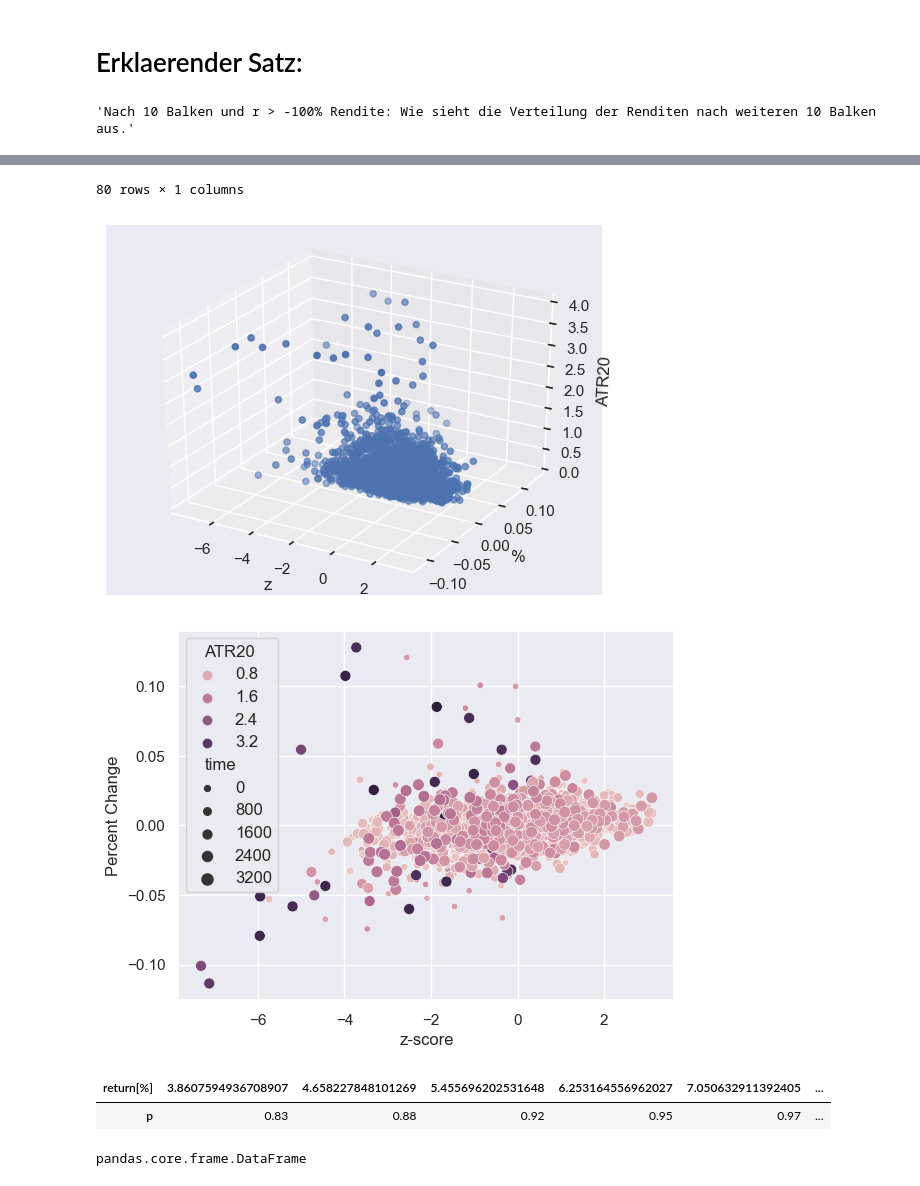
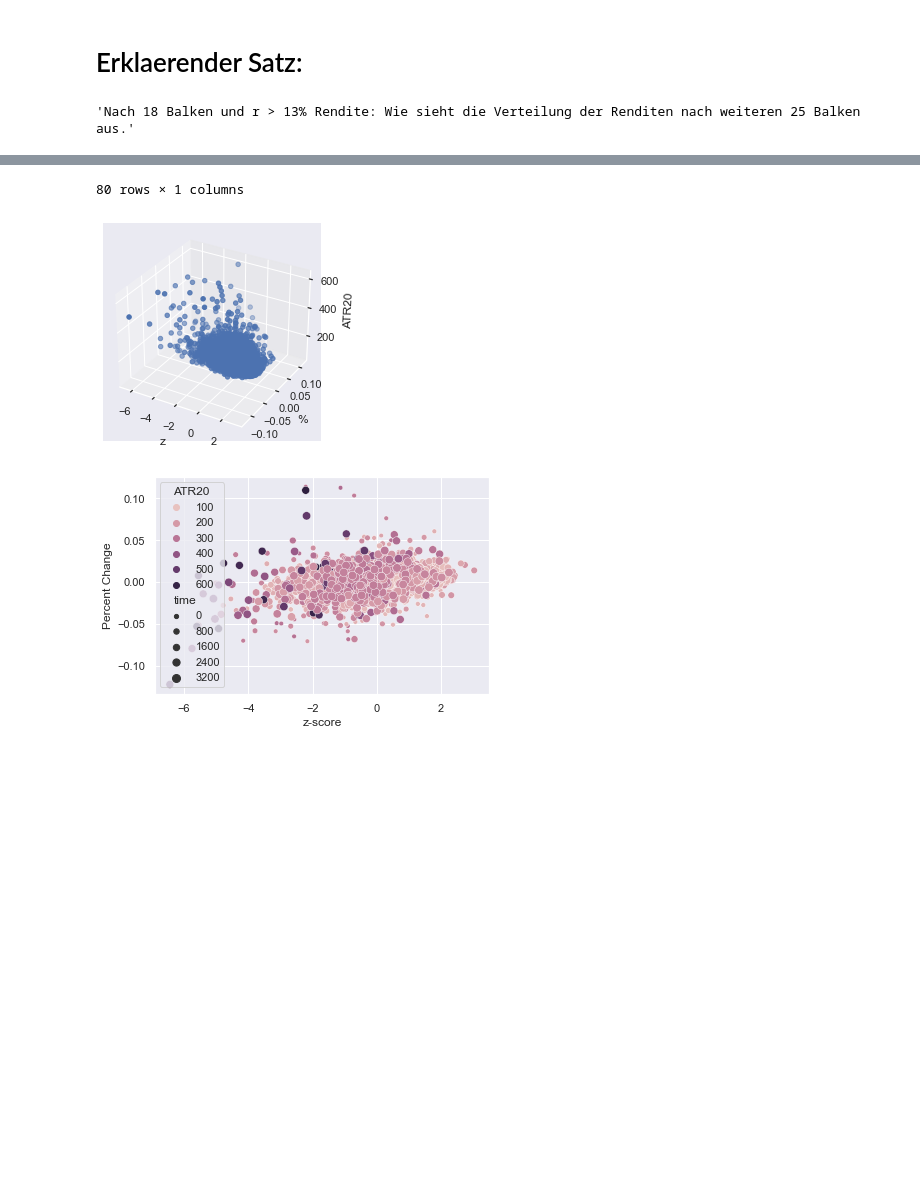
Before and after one commit to lotharm/Analysis, a Jupyter notebook: RSI_strat.ipynb, the cells around one changed output, grey strips where cells are left out. Saved outputs shown, nothing was run; the diff lists cells and outputs as text; code cells hidden in the pictures; blank space fills up the shorter version.

```diff
--- a/RSI_strat.ipynb
+++ b/RSI_strat.ipynb
@@ -128,9 +130,9 @@ def RSI(df, n):
 # %%
-def main(stock,t_bwd,t_fwd,r_bwd, roll_window, condi):
+def main(stock,universe,t_bwd,t_fwd,r_bwd, roll_window, condi):
 
 
-    mypath = RSI_strat_SETUP.mypath
-
+    #mypath = RSI_strat_SETUP.pfad
+    the_stock = RSI_strat_SETUP.pfad + "\\RES_" +universe +"\\Data\\"+ stock + ".csv"
     #onlyfiles = [f for f in listdir(mypath) if (isfile(join(mypath, f)) and not f.startswith("_")) ]
 
     b=[]
@@ -151,7 +153,7 @@ def main(stock,t_bwd,t_fwd,r_bwd, roll_window, condi):
 
     for ticker in [stock,]:
 
-            df = pd.read_csv(mypath + "//"+ticker,sep=";",decimal=',',
+            df = pd.read_csv(the_stock,sep=";",decimal=',',
                             parse_dates=True,
                             index_col=0)
 
@@ -199,7 +201,7 @@ def main(stock,t_bwd,t_fwd,r_bwd, roll_window, condi):
 
             #Schreibe raus den z-score
             ############################
-            df["z-score"].to_csv(mypath + "fft_"+ticker,sep=";",decimal=',', float_format='%.5f',)
+            #df["z-score"].to_csv(mypath + "fft_"+ticker,sep=";",decimal=',', float_format='%.5f',)
 
 
             ### Formeln geprueft und korrekt:
@@ -412,9 +414,9 @@ roll_window = 200
 # %% [markdown]
 # Backward: Suche Zeitpunkte,  vor welchen innerhalb bwd Zeitschritte vorher soll midestens  $r_{bwd}$ erzielt wurde
 # %%
-t_bwd = 10
-r_bwd = -100
-t_fwd=  10
+t_bwd = 18
+r_bwd = 13
+t_fwd=  25
 # %% [markdown]
 # Erklaerender Satz:
 # %%
@@ -422,11 +424,15 @@ rational  = "Nach " + str(t_bwd) + " Balken und r > " + str(r_bwd)
 rational = rational + "% Rendite"+": Wie sieht die Verteilung der Renditen nach weiteren "+str(t_fwd) + " Balken aus."
 rational
 # %% [output]
-'Nach 10 Balken und r > -100% Rendite: Wie sieht die Verteilung der Renditen nach weiteren 10 Balken aus.'
+'Nach 18 Balken und r > 13% Rendite: Wie sieht die Verteilung der Renditen nach weiteren 25 Balken aus.'
 # %%
 #main(stock,          back_gap, fwd_gap, threshold rendite backward, threshold renidte forward,comment )
+universe = "Indices"
+stock = "^GDAXI"
 
-ccc = main("holc_data.csv",  t_bwd   ,  t_fwd       , r_bwd , roll_window, rational)
+
+
+ccc = main(stock, universe,  t_bwd   ,  t_fwd       , r_bwd , roll_window, rational)
 # %% [output]
 |  | p |
 | return[%] |  |
@@ -444,12 +450,7 @@ ccc = main("holc_data.csv",  t_bwd   ,  t_fwd       , r_bwd , roll_window, ratio
 80 rows × 1 columns
-[figure, old version]
+[figure, new version]
-[figure, old version]
+[figure, new version]
 # %%
 ccc[ccc["p"]>0.8].T.style.set_precision(2)
-# %% [output]
-| return[%] | 3.8607594936708907 | 4.658227848101269 | 5.455696202531648 | 6.253164556962027 | 7.050632911392405 | ... |
-| p | 0.83 | 0.88 | 0.92 | 0.95 | 0.97 | ... |
 # %%
 type(ccc)
-# %% [output]
-pandas.core.frame.DataFrame
```
Also changed, not shown: parts of 3 cells of this notebook.
